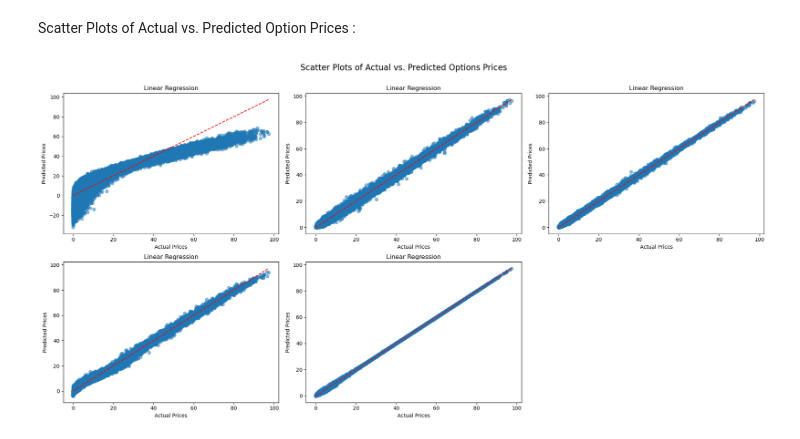
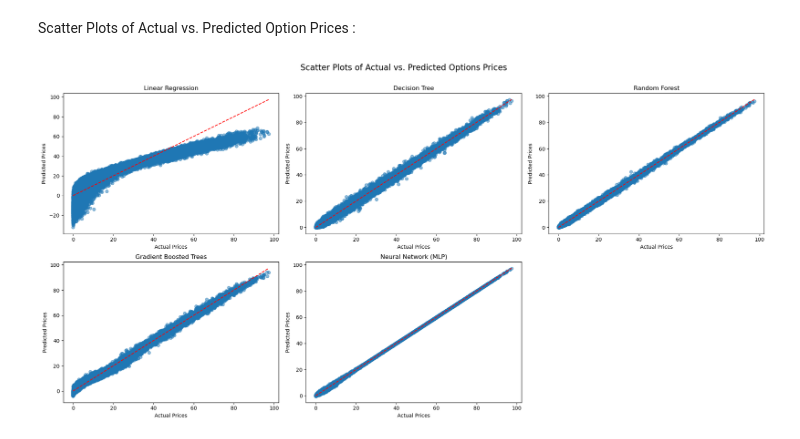
Before and after one commit to BULAHIA/Pricing_Options_ML, a Jupyter notebook: Pricing_Options_ML.ipynb, the cells around one changed output. Cells and saved outputs as stored; diff of their text form; code cells hidden in the pictures.

```diff
--- a/Pricing_Options_ML.ipynb
+++ b/Pricing_Options_ML.ipynb
@@ -271,36 +271,36 @@ axs[0, 0].set_ylabel('Predicted Prices')
 # Decision Tree Scatter Plot
 axs[0, 1].scatter(y_test, dt_predictions, alpha=0.5)
 axs[0, 1].plot([min(y_test), max(y_test)], [min(y_test), max(y_test)], '--', color='red')
-axs[0, 1].set_title('Linear Regression')
+axs[0, 1].set_title('Decision Tree')
 axs[0, 1].set_xlabel('Actual Prices')
 axs[0, 1].set_ylabel('Predicted Prices')
 
 # Random Forest Scatter Plot
 axs[0, 2].scatter(y_test, rf_predictions, alpha=0.5)
 axs[0, 2].plot([min(y_test), max(y_test)], [min(y_test), max(y_test)], '--', color='red')
-axs[0, 2].set_title('Linear Regression')
+axs[0, 2].set_title('Random Forest')
 axs[0, 2].set_xlabel('Actual Prices')
 axs[0, 2].set_ylabel('Predicted Prices')
 
 # Gradient Boosted Trees Scatter Plot
 axs[1, 0].scatter(y_test, gb_predictions, alpha=0.5)
 axs[1, 0].plot([min(y_test), max(y_test)], [min(y_test), max(y_test)], '--', color='red')
-axs[1, 0].set_title('Linear Regression')
+axs[1, 0].set_title('Gradient Boosted Trees')
 axs[1, 0].set_xlabel('Actual Prices')
 axs[1, 0].set_ylabel('Predicted Prices')
 
 # Neural Network Scatter Plot
 axs[1, 1].scatter(y_test, nn_predictions, alpha=0.5)
 axs[1, 1].plot([min(y_test), max(y_test)], [min(y_test), max(y_test)], '--', color='red')
-axs[1, 1].set_title('Linear Regression')
+axs[1, 1].set_title('Neural Network (MLP)')
 axs[1, 1].set_xlabel('Actual Prices')
 axs[1, 1].set_ylabel('Predicted Prices')
 
 # Hide the empty subplot
 axs[1, 2].axis('off')
 
 plt.tight_layout()
 plt.subplots_adjust(top=0.9)
 plt.show()
 # %% [output]
-[figure, old version]
+[figure, new version]
```
